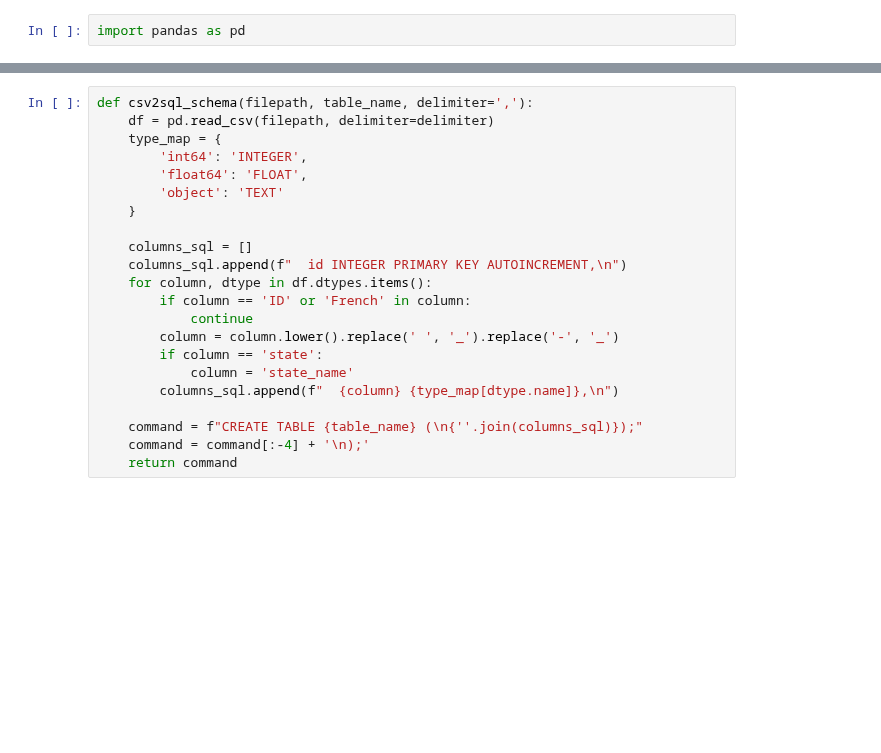
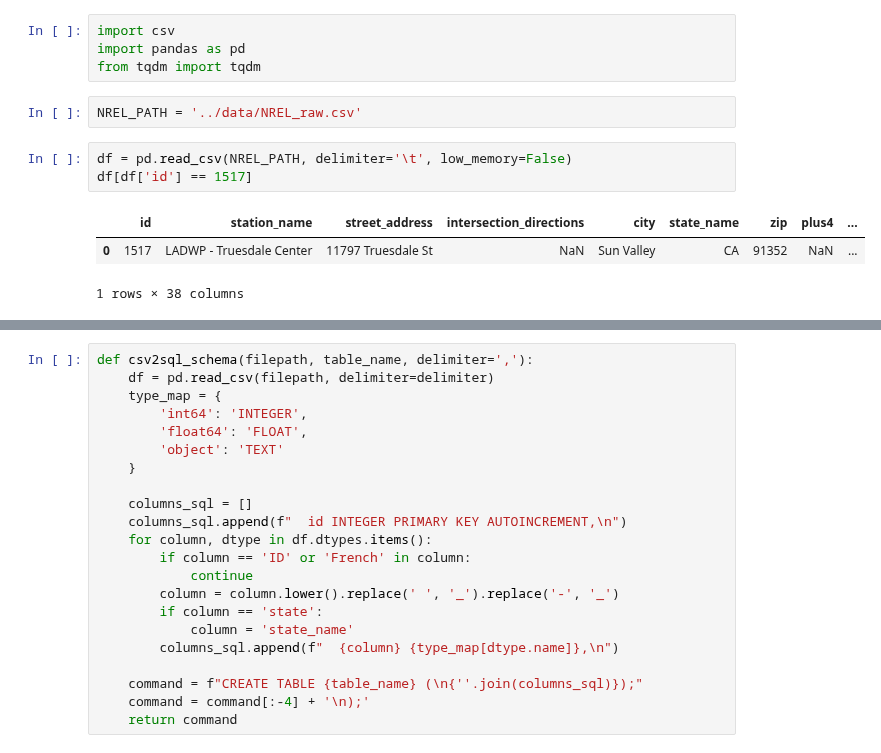
Before and after one commit to priest-yang/Electrifind, a Jupyter notebook: notebook/Playground.ipynb, the cells around one changed output, grey strips where cells are left out. Cells and saved outputs as stored; diff of their text form; blank space fills up the shorter version.

```diff
--- a/notebook/Playground.ipynb
+++ b/notebook/Playground.ipynb
@@ -1,2 +1,13 @@
 # %%
+import csv
 import pandas as pd
+from tqdm import tqdm
+# %%
+NREL_PATH = '../data/NREL_raw.csv'
+# %%
+df = pd.read_csv(NREL_PATH, delimiter='\t', low_memory=False)
+df[df['id'] == 1517]
+# %% [output]
+|  | id | station_name | street_address | intersection_directions | city | state_name | zip | plus4 | ... |
+| 0 | 1517 | LADWP - Truesdale Center | 11797 Truesdale St | NaN | Sun Valley | CA | 91352 | NaN | ... |
+1 rows × 38 columns
```
Also changed, not shown: parts of 2 cells of this notebook, 9 other files.
